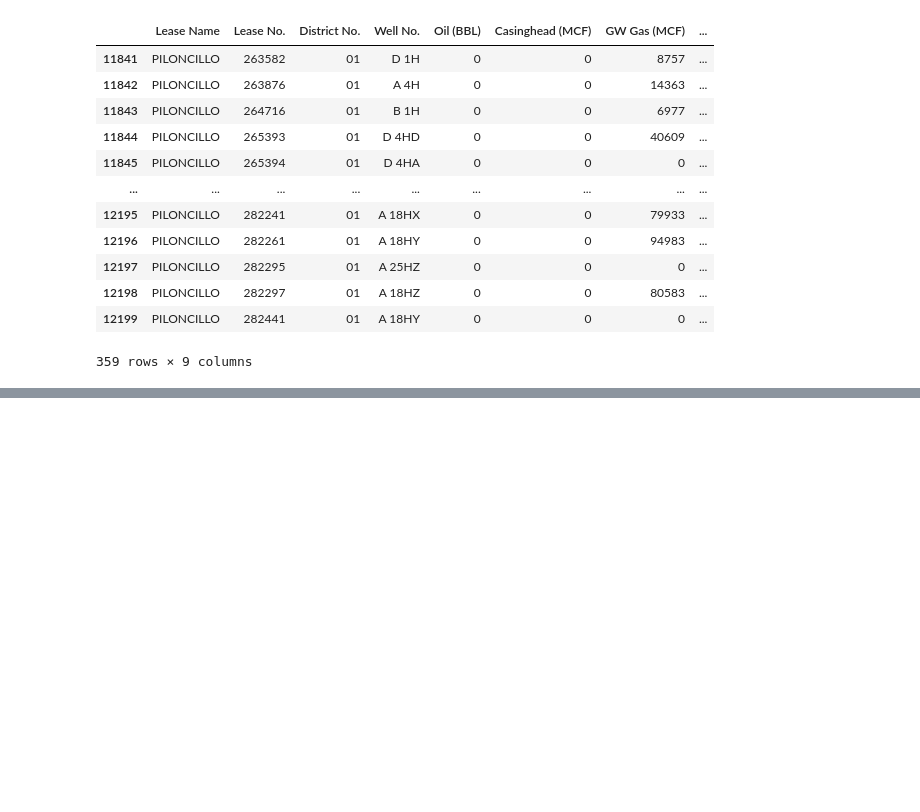
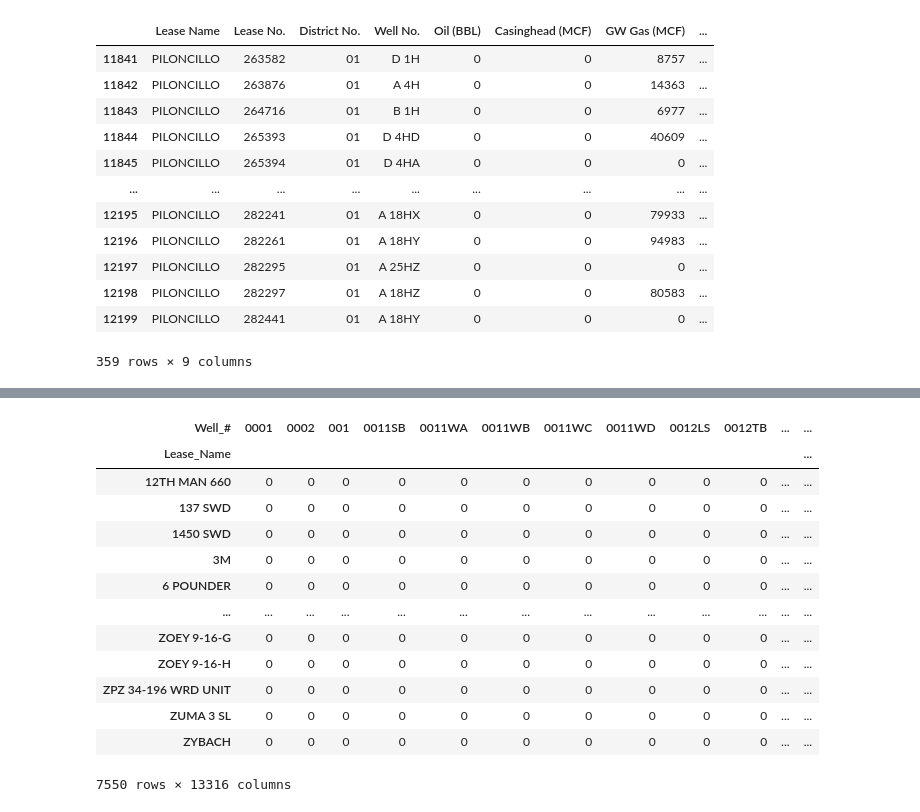
Before and after one commit to brianclements03/Individual_Project, a Jupyter notebook: prod_data_2016/Untitled.ipynb, the cells around one changed output, grey strips where cells are left out. Drawn from its saved outputs; the diff is of its cells as text; code cells hidden in the pictures; blank space fills up the shorter version.

```diff
--- a/prod_data_2016/Untitled.ipynb
+++ b/prod_data_2016/Untitled.ipynb
@@ -76,0 +169,17 @@ prod_16_d1.merge()
+# %%
+temp[(temp > 1).any(1)]
+# %% [output]
+| Well_# | 0001 | 0002 | 001 | 0011SB | 0011WA | 0011WB | 0011WC | 0011WD | 0012LS | 0012TB | ... | ... |
+| Lease_Name |  |  |  |  |  |  |  |  |  |  |  | ... |
+| 12TH MAN 660 | 0 | 0 | 0 | 0 | 0 | 0 | 0 | 0 | 0 | 0 | ... | ... |
+| 137 SWD | 0 | 0 | 0 | 0 | 0 | 0 | 0 | 0 | 0 | 0 | ... | ... |
+| 1450 SWD | 0 | 0 | 0 | 0 | 0 | 0 | 0 | 0 | 0 | 0 | ... | ... |
+| 3M | 0 | 0 | 0 | 0 | 0 | 0 | 0 | 0 | 0 | 0 | ... | ... |
+| 6 POUNDER | 0 | 0 | 0 | 0 | 0 | 0 | 0 | 0 | 0 | 0 | ... | ... |
+| ... | ... | ... | ... | ... | ... | ... | ... | ... | ... | ... | ... | ... |
+| ZOEY 9-16-G | 0 | 0 | 0 | 0 | 0 | 0 | 0 | 0 | 0 | 0 | ... | ... |
+| ZOEY 9-16-H | 0 | 0 | 0 | 0 | 0 | 0 | 0 | 0 | 0 | 0 | ... | ... |
+| ZPZ 34-196 WRD UNIT | 0 | 0 | 0 | 0 | 0 | 0 | 0 | 0 | 0 | 0 | ... | ... |
+| ZUMA 3 SL | 0 | 0 | 0 | 0 | 0 | 0 | 0 | 0 | 0 | 0 | ... | ... |
+| ZYBACH | 0 | 0 | 0 | 0 | 0 | 0 | 0 | 0 | 0 | 0 | ... | ... |
+7550 rows × 13316 columns
```
Also changed, not shown: parts of 13 cells of this notebook, 2 other files.
